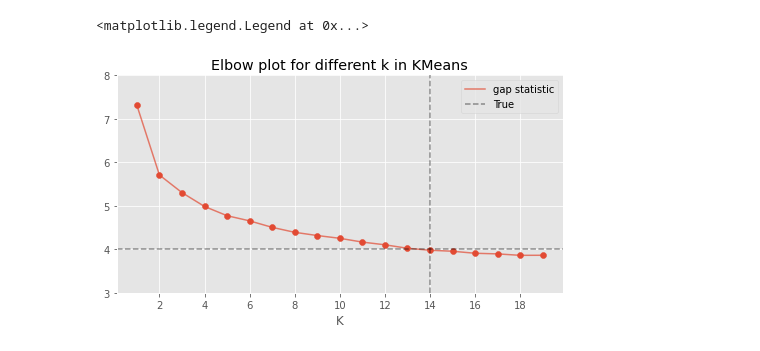
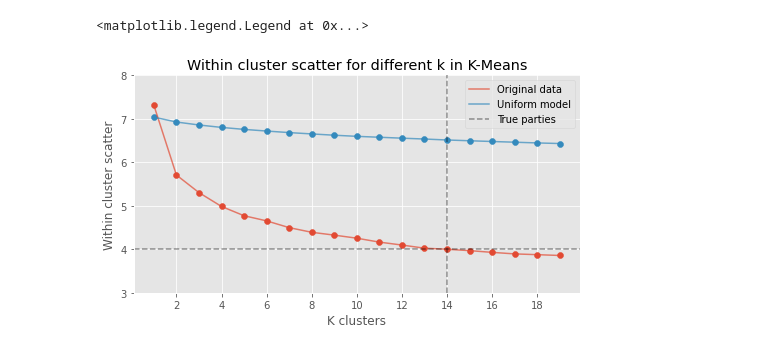
Before and after one commit to Marcus-Friis/applied-statistics, a Jupyter notebook: notebooks/elbow_method.ipynb, the cells around one changed output. Saved outputs shown, nothing was run; the diff lists cells and outputs as text; code cells hidden in the pictures.

```diff
--- a/notebooks/elbow_method.ipynb
+++ b/notebooks/elbow_method.ipynb
@@ -25,6 +25,14 @@ distortions = []
 inertias = []
 mapping1 = {}
 mapping2 = {}
+
+np.random.seed(69420)
+xr = np.random.randint(-2, 3, size=(10000, 25))
+rdistortions = []
+rinertias = []
+rmapping1 = {}
+rmapping2 = {}
+
 K = range(1, 20)
 
 for k in K:
@@ -39,31 +47,52 @@ for k in K:
     mapping1[k] = sum(np.min(cdist(X, kmeanModel.cluster_centers_,
                                    'euclidean'), axis=1)) / X.shape[0]
     mapping2[k] = kmeanModel.inertia_
+
+
+    # Building and fitting the model
+    rkmeanModel = KMeans(n_clusters=k).fit(xr)
+    rkmeanModel.fit(xr)
+
+    rdistortions.append(sum(np.min(cdist(xr, rkmeanModel.cluster_centers_,
+                                        'euclidean'), axis=1)) / xr.shape[0])
+    rinertias.append(rkmeanModel.inertia_)
+
+    rmapping1[k] = sum(np.min(cdist(xr, rkmeanModel.cluster_centers_,
+                                   'euclidean'), axis=1)) / xr.shape[0]
+    rmapping2[k] = rkmeanModel.inertia_
 # %%
 true_means = df.groupby('CurrentPartyCode').agg(
     {str(i): 'mean' for i in range(1, 26)}
 ).to_numpy()
 true_gap = sum(np.min(cdist(X, true_means, 'euclidean'), axis=1)) / X.shape[0]
 
 a = list(mapping1.keys())
 b = list(mapping1.values())
 
+ra = list(rmapping1.keys())
+rb = list(rmapping1.values())
+
 fig, ax = plt.subplots(figsize=(8,4))
 
 ax.set_ylim(3,8)
-ax.set_title('Elbow plot for different k in KMeans')
+ax.set_title('Within cluster scatter for different k in K-Means')
 ax.set_xlabel('K clusters')
 ax.set_ylabel('')
 ax.set_xticks(range(0,20,2))
 
 ax.spines['top'].set_visible(False)
 ax.spines['right'].set_visible(False)
 
-ax.plot(a,b, alpha=.7, label='gap statistic')
+ax.plot(a,b, alpha=.7, label='Original data')
+ax.plot(ra,rb, alpha=.7, label='Uniform model')
+
 ax.scatter(a,b)
-ax.axhline(true_gap, color='black', alpha=.4, label='True', linestyle='--')
+ax.scatter(ra,rb)
+
+ax.set_ylabel('Within cluster scatter')
+ax.axhline(true_gap, color='black', alpha=.4, label='True parties', linestyle='--')
 ax.axvline(14, color='black', alpha=.4, linestyle='--')
 ax.legend()
 # %% [output]
 <matplotlib.legend.Legend at 0x...>
-[figure, old version]
+[figure, new version]
```
Also changed, not shown: parts of 2 cells of this notebook.
